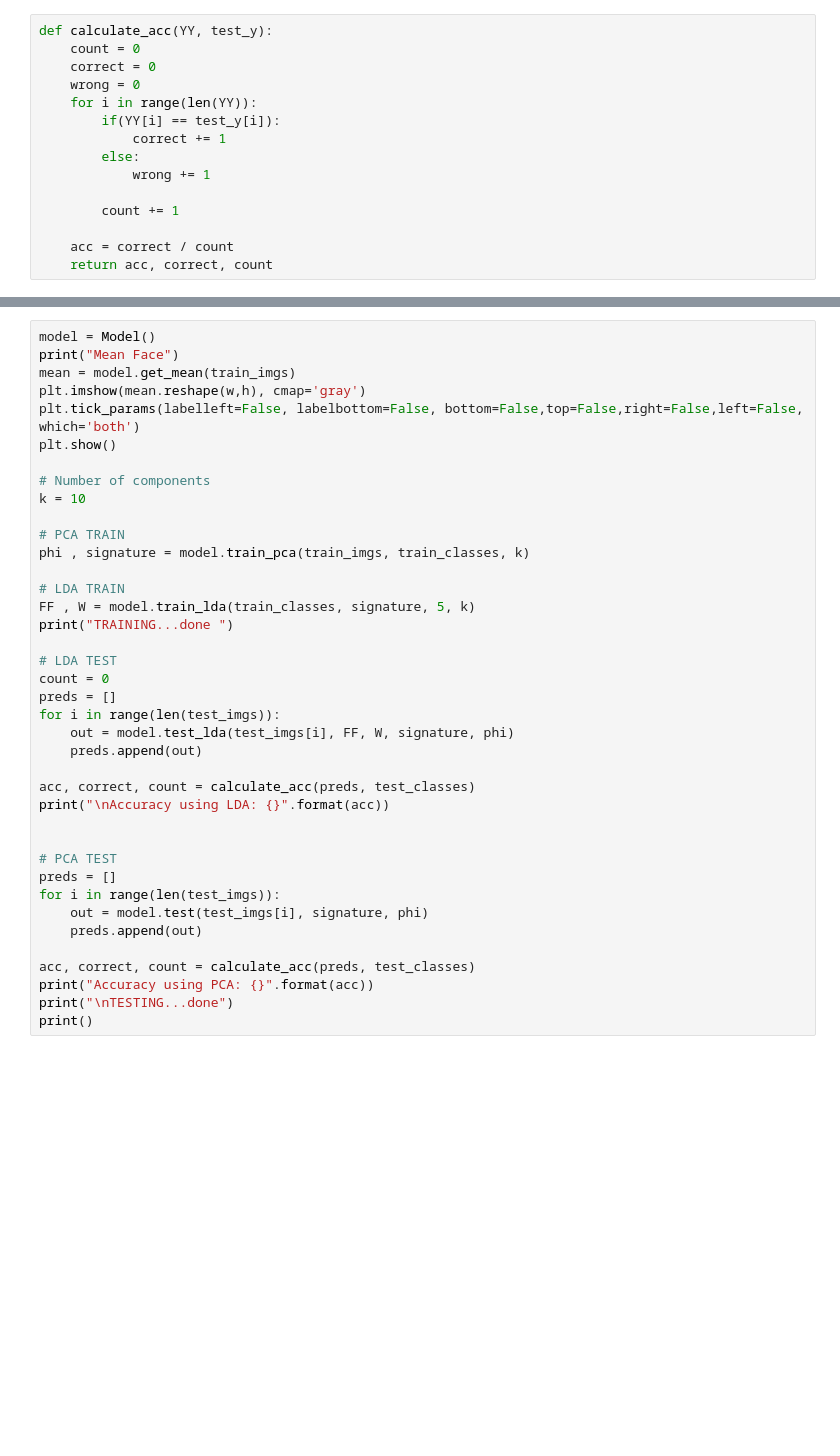
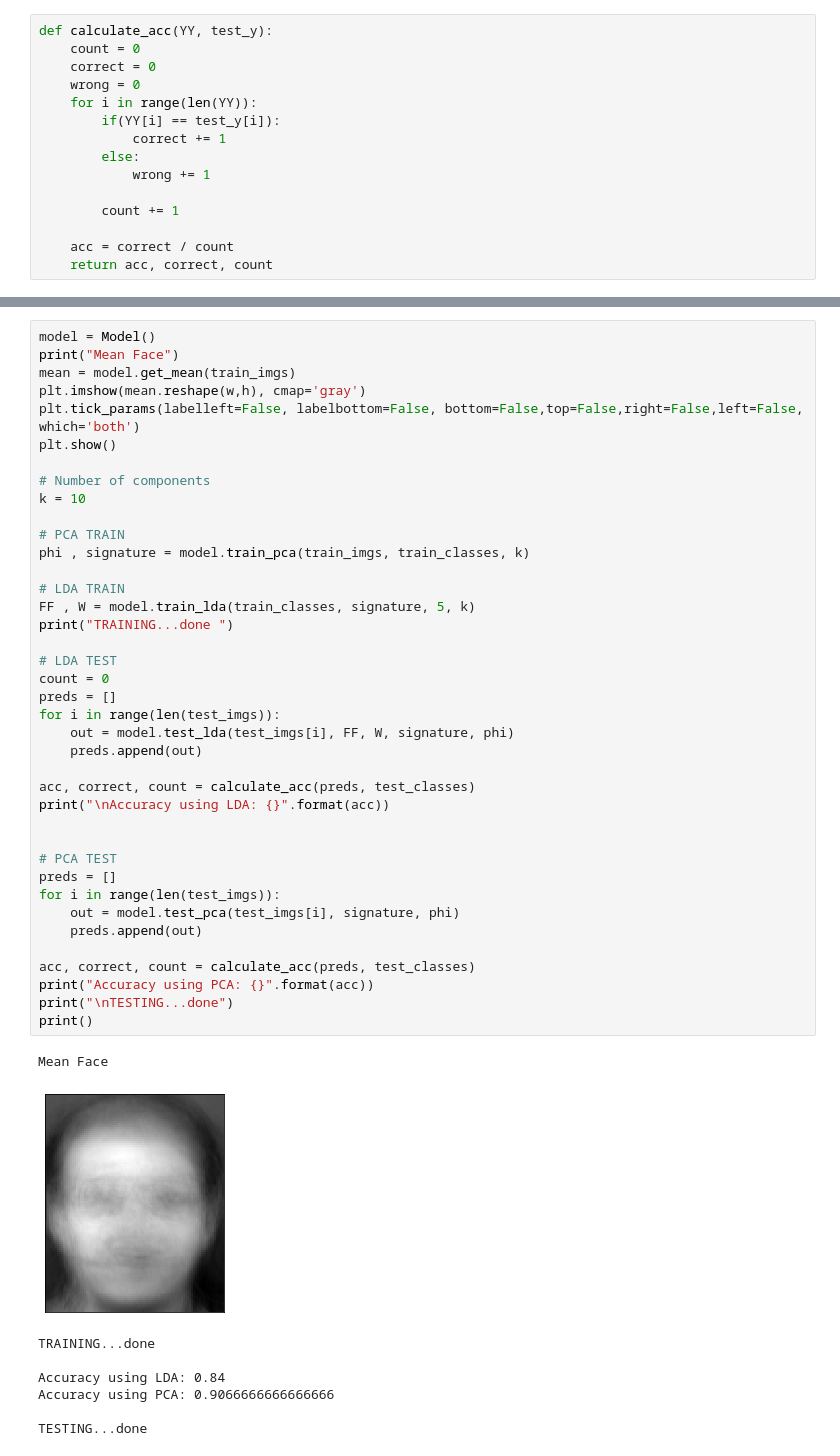
Before and after one commit to GYeyosi/SoftComputing, a Jupyter notebook: FACE_RECOGNITION/LDA.ipynb, the cells around one changed output, grey strips where cells are left out. Saved outputs shown, nothing was run; the diff lists cells and outputs as text; blank space fills up the shorter version.

```diff
--- a/FACE_RECOGNITION/LDA.ipynb
+++ b/FACE_RECOGNITION/LDA.ipynb
@@ -171,31 +174,40 @@ plt.show()
 # Number of components
 k = 10
 
 # PCA TRAIN
 phi , signature = model.train_pca(train_imgs, train_classes, k)
 
 # LDA TRAIN
 FF , W = model.train_lda(train_classes, signature, 5, k)
 print("TRAINING...done ")
 
 # LDA TEST
 count = 0
 preds = []
 for i in range(len(test_imgs)):
     out = model.test_lda(test_imgs[i], FF, W, signature, phi)
     preds.append(out)
 
 acc, correct, count = calculate_acc(preds, test_classes)
 print("\nAccuracy using LDA: {}".format(acc))
 
 
 # PCA TEST
 preds = []
 for i in range(len(test_imgs)):
-    out = model.test(test_imgs[i], signature, phi)
+    out = model.test_pca(test_imgs[i], signature, phi)
     preds.append(out)
 
 acc, correct, count = calculate_acc(preds, test_classes)
 print("Accuracy using PCA: {}".format(acc))
 print("\nTESTING...done")
 print()
+# %% [output]
+Mean Face
+[figure, added]
+TRAINING...done
+
+Accuracy using LDA: 0.84
+Accuracy using PCA: 0.9066666666666666
+
+TESTING...done
```
Also changed, not shown: parts of 3 cells of this notebook, 4 other files.
